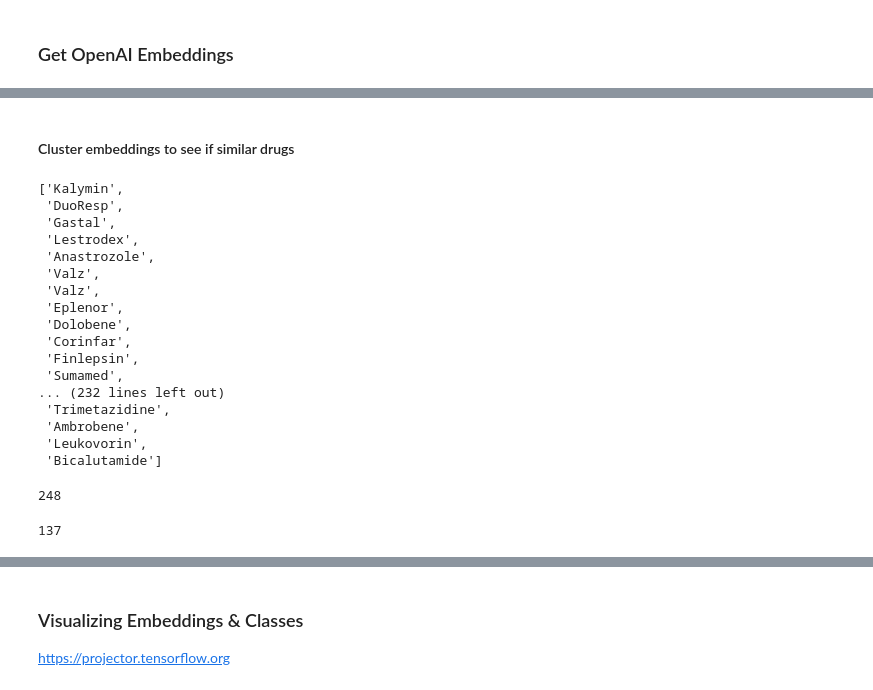
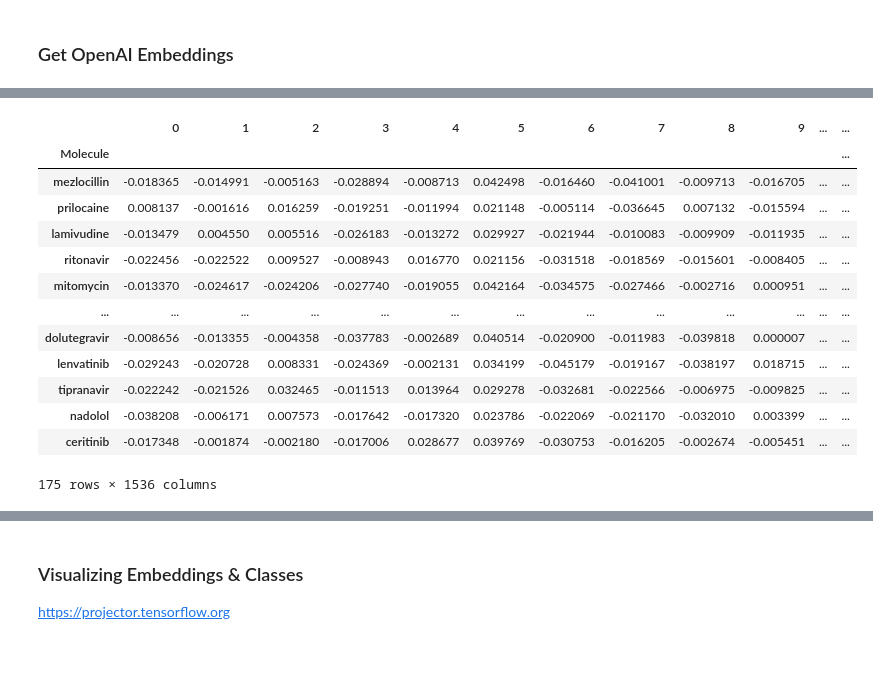
Before and after one commit to ariellubonja/drugs-embedding, a Jupyter notebook: openai-embeddings.ipynb, the cells around one changed output, grey strips where cells are left out. Drawn from its saved outputs; the diff is of its cells as text; code cells hidden in the pictures; blank space fills up the shorter version.

Commit message:
Add OpenAI-AdaV2 embeddings

```diff
--- a/openai-embeddings.ipynb
+++ b/openai-embeddings.ipynb
@@ -74,9 +28,11 @@ with open('/Users/ariellubonja/prog/openai-api-key.txt', 'r') as file:
 openai.api_key = openai_key
 # %%
 def get_embedding(text, model="text-embedding-ada-002"):
-   text = text.replace("\n", " ")
    return openai.Embedding.create(input = [text], model=model)['data'][0]['embedding']
 # %%
-# embeddings = [get_embedding(pill_name) for pill_name in unique_pill_names]
-df = pd.read_csv('outputs/pill_name_embeddings.csv', index_col=0, header=None)
-df.head()
+# Get Embeddings
+embeddings = [get_embedding(pill_name) for pill_name in original_df['Molecule']]
+
+# # Or load from CSV
+# df = pd.read_csv('outputs/pill_name_embeddings.csv', index_col=0, header=None)
+# df.head()
@@ -92,2 +39,20 @@ df.head()
+# %%
+openai_ada_v2_embd = pd.DataFrame(embeddings, index=original_df['Molecule'])
+openai_ada_v2_embd
+# %% [output]
+|  | 0 | 1 | 2 | 3 | 4 | 5 | 6 | 7 | 8 | 9 | ... | ... |
+| Molecule |  |  |  |  |  |  |  |  |  |  |  | ... |
+| mezlocillin | -0.018365 | -0.014991 | -0.005163 | -0.028894 | -0.008713 | 0.042498 | -0.016460 | -0.041001 | -0.009713 | -0.016705 | ... | ... |
+| prilocaine | 0.008137 | -0.001616 | 0.016259 | -0.019251 | -0.011994 | 0.021148 | -0.005114 | -0.036645 | 0.007132 | -0.015594 | ... | ... |
+| lamivudine | -0.013479 | 0.004550 | 0.005516 | -0.026183 | -0.013272 | 0.029927 | -0.021944 | -0.010083 | -0.009909 | -0.011935 | ... | ... |
+| ritonavir | -0.022456 | -0.022522 | 0.009527 | -0.008943 | 0.016770 | 0.021156 | -0.031518 | -0.018569 | -0.015601 | -0.008405 | ... | ... |
+| mitomycin | -0.013370 | -0.024617 | -0.024206 | -0.027740 | -0.019055 | 0.042164 | -0.034575 | -0.027466 | -0.002716 | 0.000951 | ... | ... |
+| ... | ... | ... | ... | ... | ... | ... | ... | ... | ... | ... | ... | ... |
+| dolutegravir | -0.008656 | -0.013355 | -0.004358 | -0.037783 | -0.002689 | 0.040514 | -0.020900 | -0.011983 | -0.039818 | 0.000007 | ... | ... |
+| lenvatinib | -0.029243 | -0.020728 | 0.008331 | -0.024369 | -0.002131 | 0.034199 | -0.045179 | -0.019167 | -0.038197 | 0.018715 | ... | ... |
+| tipranavir | -0.022242 | -0.021526 | 0.032465 | -0.011513 | 0.013964 | 0.029278 | -0.032681 | -0.022566 | -0.006975 | -0.009825 | ... | ... |
+| nadolol | -0.038208 | -0.006171 | 0.007573 | -0.017642 | -0.017320 | 0.023786 | -0.022069 | -0.021170 | -0.032010 | 0.003399 | ... | ... |
+| ceritinib | -0.017348 | -0.001874 | -0.002180 | -0.017006 | 0.028677 | 0.039769 | -0.030753 | -0.016205 | -0.002674 | -0.005451 | ... | ... |
+175 rows × 1536 columns
 # %%
 # df.to_csv('outputs/pill_name_embeddings.csv')
@@ -95,35 +60 @@ df.head()
 # pd.DataFrame(unique_pill_names).to_csv('outputs/pill_names.tsv', index=False, header=False, sep='\t')
-# %% [markdown]
-#### Cluster embeddings to see if similar drugs
-# %%
-drug_families = [u.split(' ')[0] for u in unique_pill_names] # Get only first part of name
-
-drug_families = [d.split('-')[0] for d in drug_families]# Remove "-Teva"
-
-drug_families#[:5]
-# %% [output]
-['Kalymin',
- 'DuoResp',
- 'Gastal',
- 'Lestrodex',
- 'Anastrozole',
- 'Valz',
- 'Valz',
- 'Eplenor',
- 'Dolobene',
- 'Corinfar',
- 'Finlepsin',
- 'Sumamed',
-... (232 lines left out)
- 'Trimetazidine',
- 'Ambrobene',
- 'Leukovorin',
- 'Bicalutamide']
-# %%
-len(drug_families)
-# %% [output]
-248
-# %%
-len(set(drug_families))
-# %% [output]
-137
```
Also changed, not shown: parts of 13 cells of this notebook, 1 other file.
